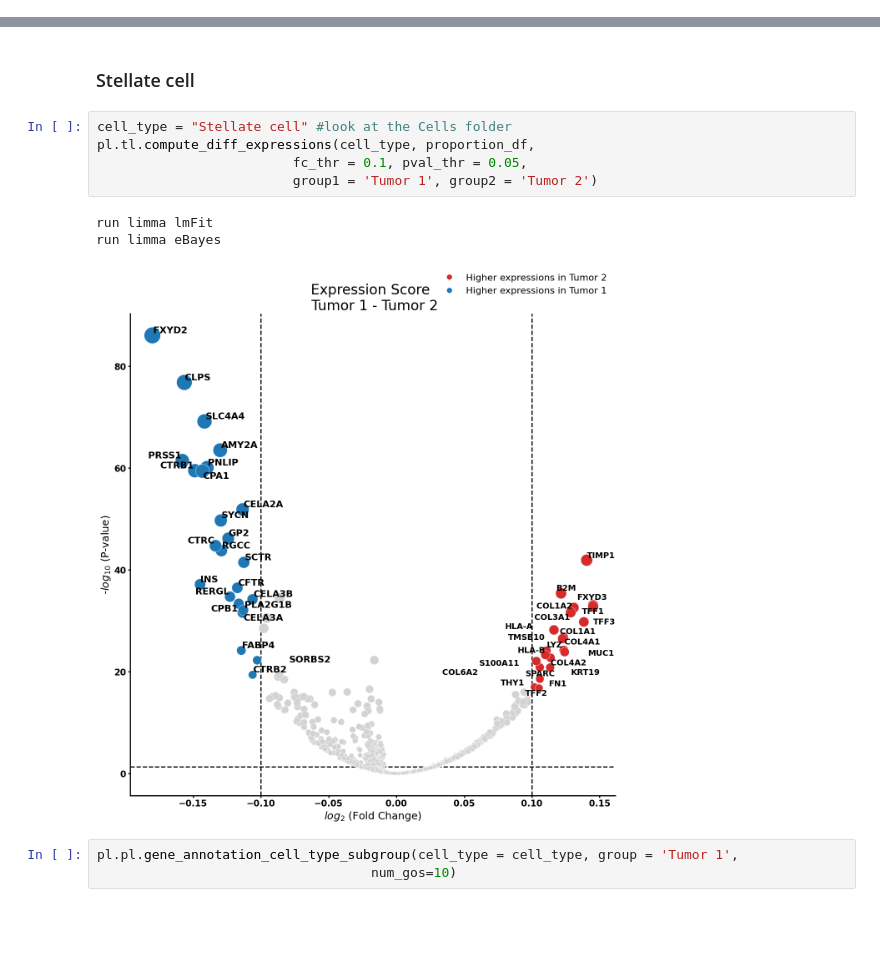
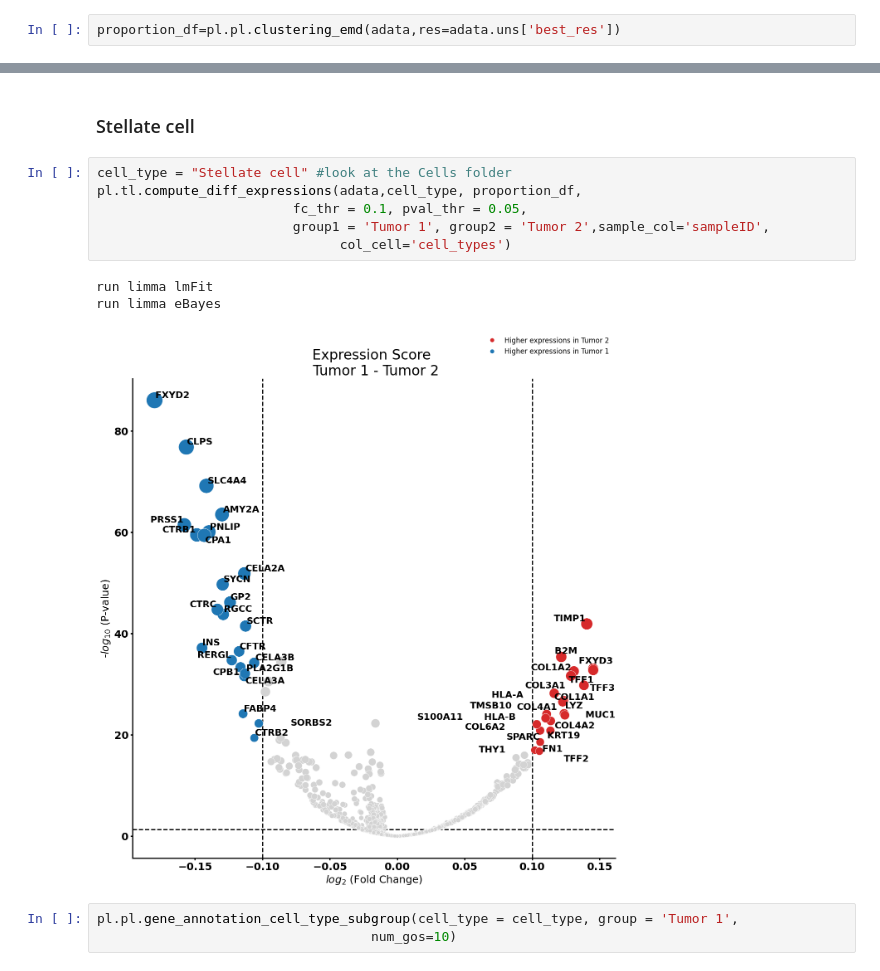
Before and after one commit to CostaLab/PILOT, a Jupyter notebook: Tutorial/Patients sub-group detection.ipynb, the cells around one changed output, grey strips where cells are left out. Drawn from its saved outputs; the diff is of its cells as text; blank space fills up the shorter version.

```diff
--- a/Tutorial/Patients sub-group detection.ipynb
+++ b/Tutorial/Patients sub-group detection.ipynb
@@ -39,0 +76,2 @@ WARNING: dendrogram data not found (using key=dendrogram_Leiden). Running `sc.tl
+# %%
+proportion_df=pl.pl.clustering_emd(adata,res=adata.uns['best_res'])
@@ -159,13 +183,14 @@ pl.pl.gene_annotation_cell_type_subgroup(cell_type = cell_type, group = 'Tumor 2
 ### Stellate cell
 # %%
 cell_type = "Stellate cell" #look at the Cells folder
-pl.tl.compute_diff_expressions(cell_type, proportion_df,
+pl.tl.compute_diff_expressions(adata,cell_type, proportion_df,
                          fc_thr = 0.1, pval_thr = 0.05,
-                         group1 = 'Tumor 1', group2 = 'Tumor 2')
+                         group1 = 'Tumor 1', group2 = 'Tumor 2',sample_col='sampleID',
+                               col_cell='cell_types')
 # %% [output]
 run limma lmFit
 run limma eBayes
-[figure, old version]
+[figure, new version]
 # %%
 pl.pl.gene_annotation_cell_type_subgroup(cell_type = cell_type, group = 'Tumor 1',
                                    num_gos=10)
```
Also changed, not shown: parts of 30 cells of this notebook, 3 other files.
